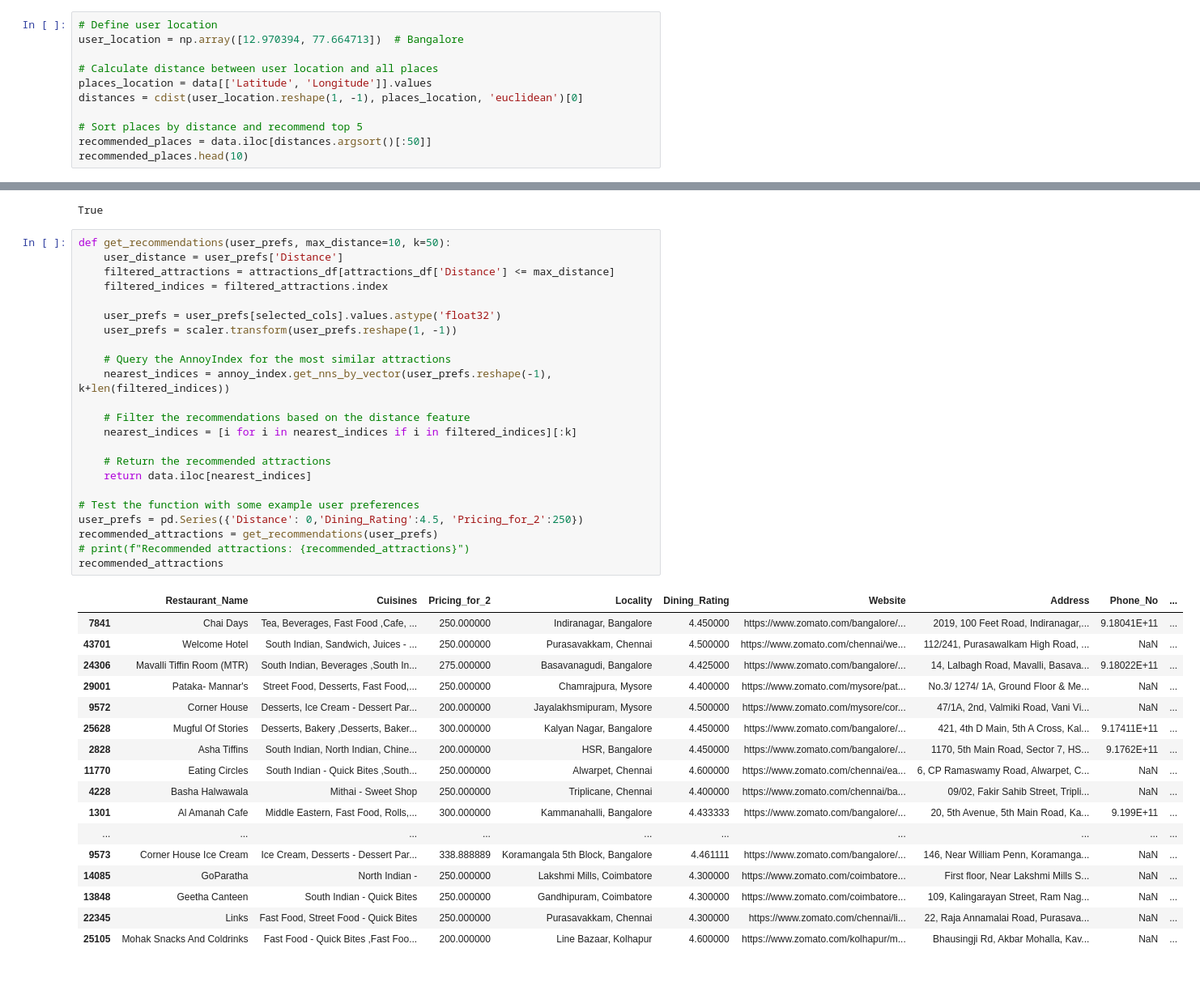
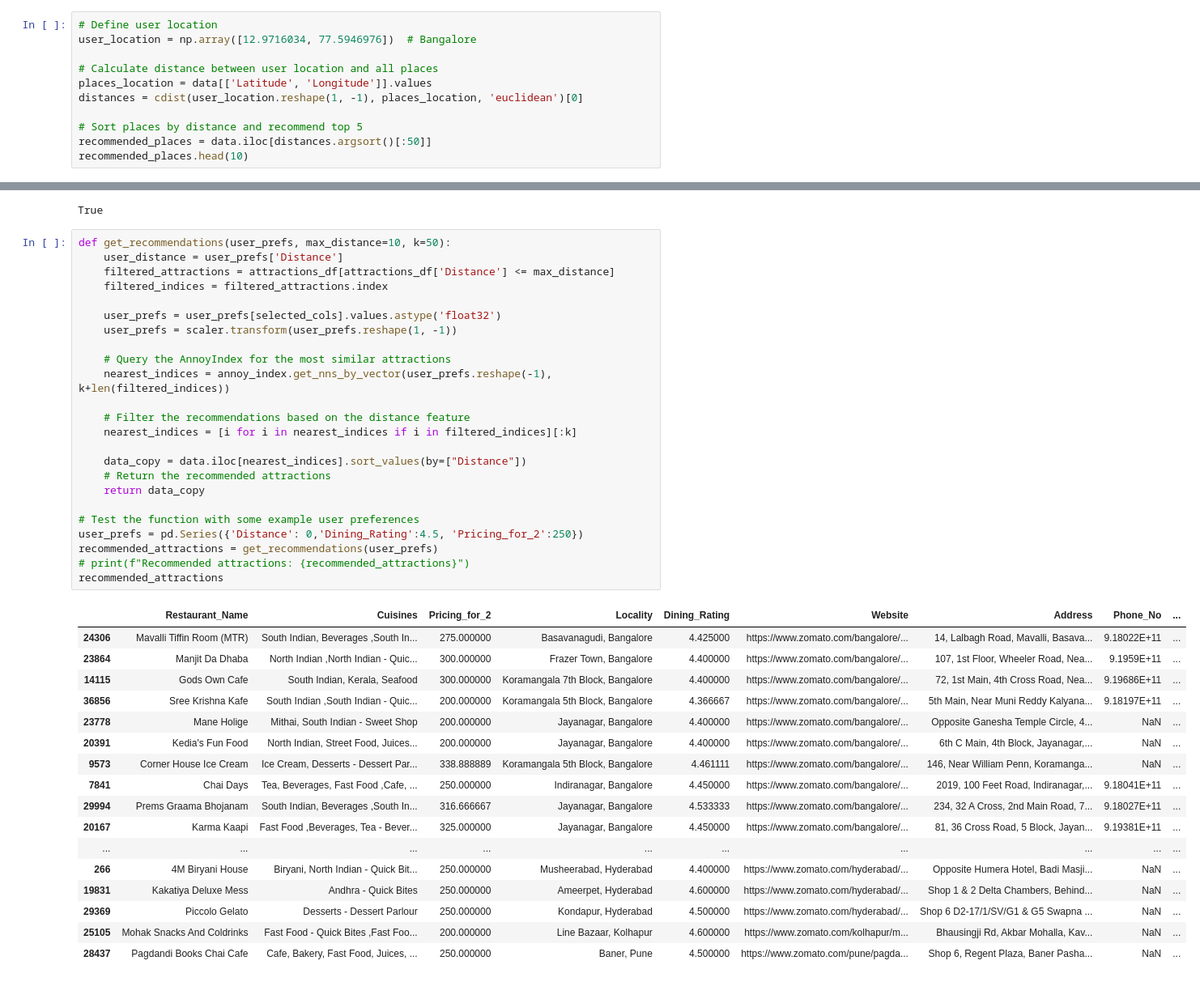
Before and after one commit to ushifali/final-23, a Jupyter notebook: Content_Based_Filtering_Restaurants.ipynb, the cells around one changed output, grey strips where cells are left out. Shown at 81% size. Cells and saved outputs as stored; diff of their text form.

```diff
--- a/Content_Based_Filtering_Restaurants.ipynb
+++ b/Content_Based_Filtering_Restaurants.ipynb
@@ -33,7 +33,7 @@ data.head(20)
 | 19 | .Peg Bar - Radisson Blu Hotel | Finger Food - Lounge | 2500.0 | Radisson Blu Hotel, Rajguru Nagar... | 3.90 | https://www.zomato.com/ludhiana/p... | Radisson Blu Hotel, MBD Neopolis ... | NaN | ... |
 # %%
 # Define user location
-user_location = np.array([12.970394, 77.664713])  # Bangalore
+user_location = np.array([12.9716034, 77.5946976])  # Bangalore
 
 # Calculate distance between user location and all places
 places_location = data[['Latitude', 'Longitude']].values
@@ -134,44 +125,45 @@ True
 # %%
 def get_recommendations(user_prefs, max_distance=10, k=50):
     user_distance = user_prefs['Distance']
     filtered_attractions = attractions_df[attractions_df['Distance'] <= max_distance]
     filtered_indices = filtered_attractions.index
 
     user_prefs = user_prefs[selected_cols].values.astype('float32')
     user_prefs = scaler.transform(user_prefs.reshape(1, -1))
 
     # Query the AnnoyIndex for the most similar attractions
     nearest_indices = annoy_index.get_nns_by_vector(user_prefs.reshape(-1), k+len(filtered_indices))
 
     # Filter the recommendations based on the distance feature
     nearest_indices = [i for i in nearest_indices if i in filtered_indices][:k]
 
+    data_copy = data.iloc[nearest_indices].sort_values(by=["Distance"])
     # Return the recommended attractions
-    return data.iloc[nearest_indices]
+    return data_copy
 
 # Test the function with some example user preferences
 user_prefs = pd.Series({'Distance': 0,'Dining_Rating':4.5, 'Pricing_for_2':250})
 recommended_attractions = get_recommendations(user_prefs)
 # print(f"Recommended attractions: {recommended_attractions}")
 recommended_attractions
 # %% [output]
 |  | Restaurant_Name | Cuisines | Pricing_for_2 | Locality | Dining_Rating | Website | Address | Phone_No | ... |
+| 24306 | Mavalli Tiffin Room (MTR) | South Indian, Beverages ,South In... | 275.000000 | Basavanagudi, Bangalore | 4.425000 | https://www.zomato.com/bangalore/... | 14, Lalbagh Road, Mavalli, Basava... | 9.18022E+11 | ... |
+| 23864 | Manjit Da Dhaba | North Indian ,North Indian - Quic... | 300.000000 | Frazer Town, Bangalore | 4.400000 | https://www.zomato.com/bangalore/... | 107, 1st Floor, Wheeler Road, Nea... | 9.1959E+11 | ... |
+| 14115 | Gods Own Cafe | South Indian, Kerala, Seafood | 300.000000 | Koramangala 7th Block, Bangalore | 4.400000 | https://www.zomato.com/bangalore/... | 72, 1st Main, 4th Cross Road, Nea... | 9.19686E+11 | ... |
+| 36856 | Sree Krishna Kafe | South Indian ,South Indian - Quic... | 200.000000 | Koramangala 5th Block, Bangalore | 4.366667 | https://www.zomato.com/bangalore/... | 5th Main, Near Muni Reddy Kalyana... | 9.18197E+11 | ... |
+| 23778 | Mane Holige | Mithai, South Indian - Sweet Shop | 200.000000 | Jayanagar, Bangalore | 4.400000 | https://www.zomato.com/bangalore/... | Opposite Ganesha Temple Circle, 4... | NaN | ... |
+| 20391 | Kedia's Fun Food | North Indian, Street Food, Juices... | 200.000000 | Jayanagar, Bangalore | 4.400000 | https://www.zomato.com/bangalore/... | 6th C Main, 4th Block, Jayanagar,... | NaN | ... |
+| 9573 | Corner House Ice Cream | Ice Cream, Desserts - Dessert Par... | 338.888889 | Koramangala 5th Block, Bangalore | 4.461111 | https://www.zomato.com/bangalore/... | 146, Near William Penn, Koramanga... | NaN | ... |
 | 7841 | Chai Days | Tea, Beverages, Fast Food ,Cafe, ... | 250.000000 | Indiranagar, Bangalore | 4.450000 | https://www.zomato.com/bangalore/... | 2019, 100 Feet Road, Indiranagar,... | 9.18041E+11 | ... |
-| 43701 | Welcome Hotel | South Indian, Sandwich, Juices - ... | 250.000000 | Purasavakkam, Chennai | 4.500000 | https://www.zomato.com/chennai/we... | 112/241, Purasawalkam High Road, ... | NaN | ... |
-| 24306 | Mavalli Tiffin Room (MTR) | South Indian, Beverages ,South In... | 275.000000 | Basavanagudi, Bangalore | 4.425000 | https://www.zomato.com/bangalore/... | 14, Lalbagh Road, Mavalli, Basava... | 9.18022E+11 | ... |
-| 29001 | Pataka- Mannar's | Street Food, Desserts, Fast Food,... | 250.000000 | Chamrajpura, Mysore | 4.400000 | https://www.zomato.com/mysore/pat... | No.3/ 1274/ 1A, Ground Floor & Me... | NaN | ... |
-| 9572 | Corner House | Desserts, Ice Cream - Dessert Par... | 200.000000 | Jayalakhsmipuram, Mysore | 4.500000 | https://www.zomato.com/mysore/cor... | 47/1A, 2nd, Valmiki Road, Vani Vi... | NaN | ... |
-| 25628 | Mugful Of Stories | Desserts, Bakery ,Desserts, Baker... | 300.000000 | Kalyan Nagar, Bangalore | 4.450000 | https://www.zomato.com/bangalore/... | 421, 4th D Main, 5th A Cross, Kal... | 9.17411E+11 | ... |
-| 2828 | Asha Tiffins | South Indian, North Indian, Chine... | 200.000000 | HSR, Bangalore | 4.450000 | https://www.zomato.com/bangalore/... | 1170, 5th Main Road, Sector 7, HS... | 9.1762E+11 | ... |
-| 11770 | Eating Circles | South Indian - Quick Bites ,South... | 250.000000 | Alwarpet, Chennai | 4.600000 | https://www.zomato.com/chennai/ea... | 6, CP Ramaswamy Road, Alwarpet, C... | NaN | ... |
-| 4228 | Basha Halwawala | Mithai - Sweet Shop | 250.000000 | Triplicane, Chennai | 4.400000 | https://www.zomato.com/chennai/ba... | 09/02, Fakir Sahib Street, Tripli... | NaN | ... |
-| 1301 | Al Amanah Cafe | Middle Eastern, Fast Food, Rolls,... | 300.000000 | Kammanahalli, Bangalore | 4.433333 | https://www.zomato.com/bangalore/... | 20, 5th Avenue, 5th Main Road, Ka... | 9.199E+11 | ... |
+| 29994 | Prems Graama Bhojanam | South Indian, Beverages ,South In... | 316.666667 | Jayanagar, Bangalore | 4.533333 | https://www.zomato.com/bangalore/... | 234, 32 A Cross, 2nd Main Road, 7... | 9.18027E+11 | ... |
+| 20167 | Karma Kaapi | Fast Food ,Beverages, Tea - Bever... | 325.000000 | Jayanagar, Bangalore | 4.450000 | https://www.zomato.com/bangalore/... | 81, 36 Cross Road, 5 Block, Jayan... | 9.19381E+11 | ... |
 | ... | ... | ... | ... | ... | ... | ... | ... | ... | ... |
-| 9573 | Corner House Ice Cream | Ice Cream, Desserts - Dessert Par... | 338.888889 | Koramangala 5th Block, Bangalore | 4.461111 | https://www.zomato.com/bangalore/... | 146, Near William Penn, Koramanga... | NaN | ... |
-| 14085 | GoParatha | North Indian - | 250.000000 | Lakshmi Mills, Coimbatore | 4.300000 | https://www.zomato.com/coimbatore... | First floor, Near Lakshmi Mills S... | NaN | ... |
-| 13848 | Geetha Canteen | South Indian - Quick Bites | 250.000000 | Gandhipuram, Coimbatore | 4.300000 | https://www.zomato.com/coimbatore... | 109, Kalingarayan Street, Ram Nag... | NaN | ... |
-| 22345 | Links | Fast Food, Street Food - Quick Bites | 250.000000 | Purasavakkam, Chennai | 4.300000 | https://www.zomato.com/chennai/li... | 22, Raja Annamalai Road, Purasava... | NaN | ... |
+| 266 | 4M Biryani House | Biryani, North Indian - Quick Bit... | 250.000000 | Musheerabad, Hyderabad | 4.400000 | https://www.zomato.com/hyderabad/... | Opposite Humera Hotel, Badi Masji... | NaN | ... |
+| 19831 | Kakatiya Deluxe Mess | Andhra - Quick Bites | 250.000000 | Ameerpet, Hyderabad | 4.600000 | https://www.zomato.com/hyderabad/... | Shop 1 & 2 Delta Chambers, Behind... | NaN | ... |
+| 29369 | Piccolo Gelato | Desserts - Dessert Parlour | 250.000000 | Kondapur, Hyderabad | 4.500000 | https://www.zomato.com/hyderabad/... | Shop 6 D2-17/1/SV/G1 & G5 Swapna ... | NaN | ... |
 | 25105 | Mohak Snacks And Coldrinks | Fast Food - Quick Bites ,Fast Foo... | 200.000000 | Line Bazaar, Kolhapur | 4.600000 | https://www.zomato.com/kolhapur/m... | Bhausingji Rd, Akbar Mohalla, Kav... | NaN | ... |
+| 28437 | Pagdandi Books Chai Cafe | Cafe, Bakery, Fast Food, Juices, ... | 250.000000 | Baner, Pune | 4.500000 | https://www.zomato.com/pune/pagda... | Shop 6, Regent Plaza, Baner Pasha... | NaN | ... |
 # %%
 
 recommended_attractions.to_csv('/content/drive/MyDrive/Filtering_Data/content_filtered_data_restaurant.csv')
```
Also changed, not shown: parts of 2 cells of this notebook.
